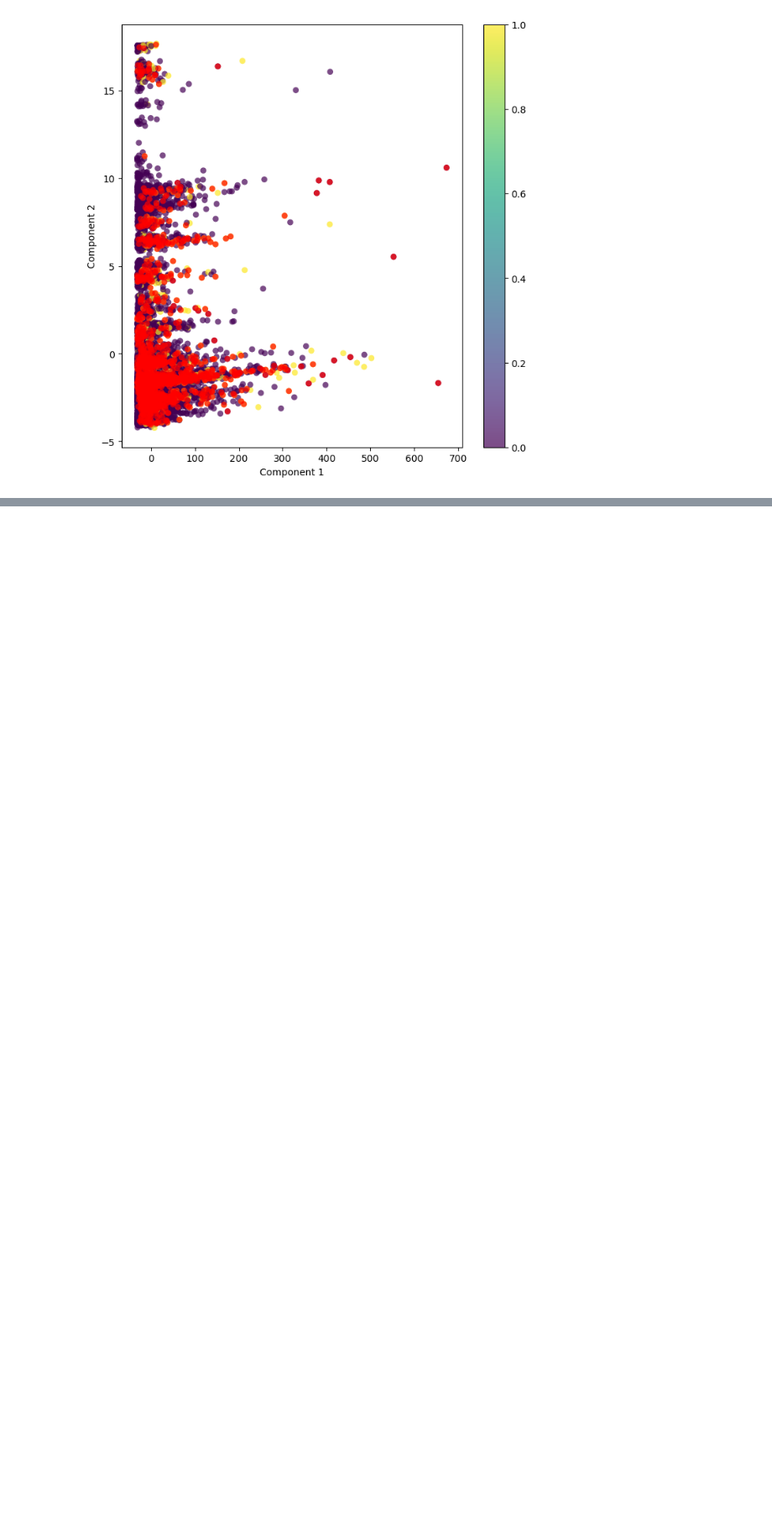
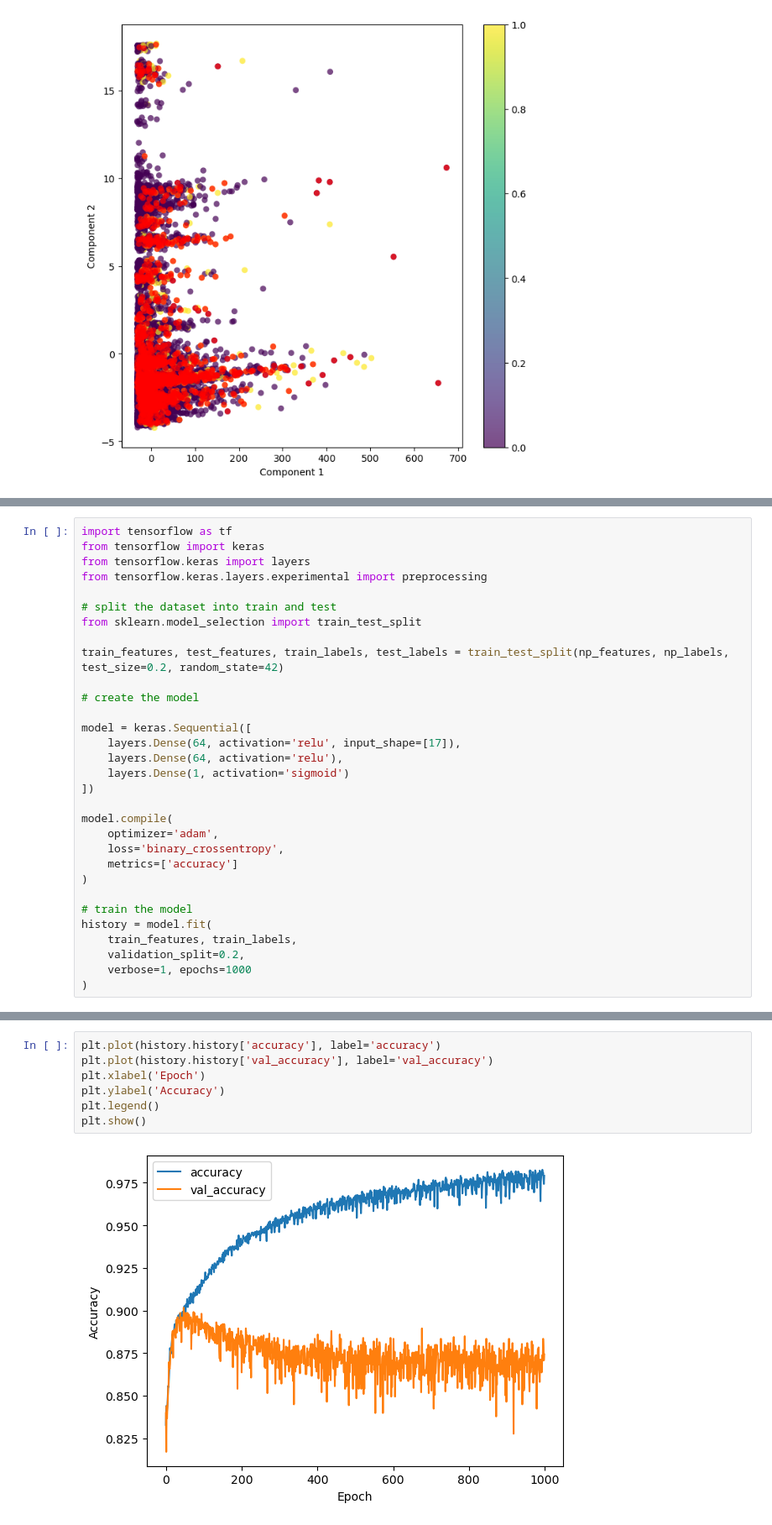
Before and after one commit to Omegalpha44/DIA3_python-project, a Jupyter notebook: code.ipynb, the cells around one changed output, grey strips where cells are left out. Shown at 84% size. Cells and saved outputs as stored; diff of their text form; blank space fills up the shorter version.

```diff
--- a/code.ipynb
+++ b/code.ipynb
@@ -307,0 +301,31 @@ plt.show()
+# %%
+import tensorflow as tf
+from tensorflow import keras
+from tensorflow.keras import layers
+from tensorflow.keras.layers.experimental import preprocessing
+
+# split the dataset into train and test
+from sklearn.model_selection import train_test_split
+
+train_features, test_features, train_labels, test_labels = train_test_split(np_features, np_labels, test_size=0.2, random_state=42)
+
+# create the model
+
+model = keras.Sequential([
+    layers.Dense(64, activation='relu', input_shape=[17]),
+    layers.Dense(64, activation='relu'),
+    layers.Dense(1, activation='sigmoid')
+])
+
+model.compile(
+    optimizer='adam',
+    loss='binary_crossentropy',
+    metrics=['accuracy']
+)
+
+# train the model
+history = model.fit(
+    train_features, train_labels,
+    validation_split=0.2,
+    verbose=1, epochs=1000
+)
@@ -307,0 +350,9 @@ plt.show()
+# %%
+plt.plot(history.history['accuracy'], label='accuracy')
+plt.plot(history.history['val_accuracy'], label='val_accuracy')
+plt.xlabel('Epoch')
+plt.ylabel('Accuracy')
+plt.legend()
+plt.show()
+# %% [output]
+[figure, added]
```
Also changed, not shown: parts of 11 cells of this notebook.
